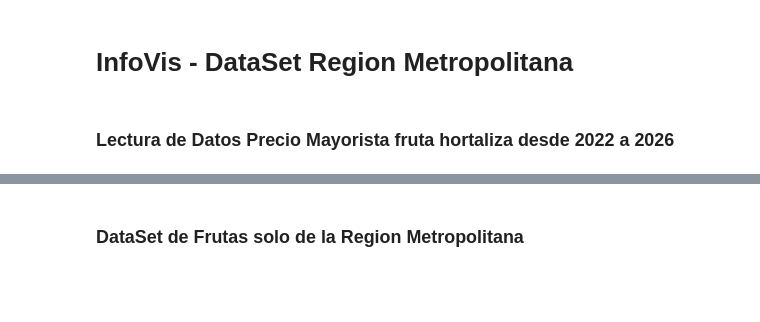
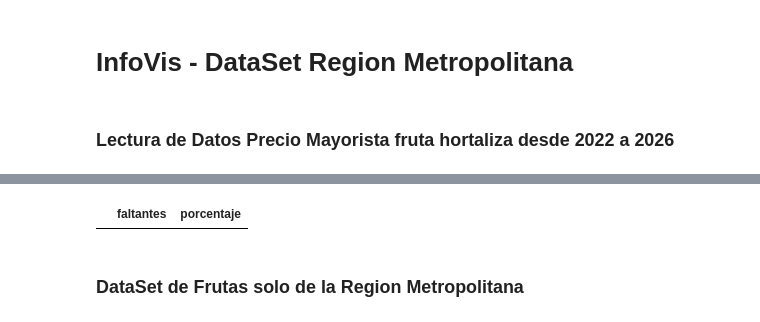
Before and after one commit to siwikiwi/Infovis, a Jupyter notebook: E1/region_metropolitana.ipynb, the cells around one changed output, grey strips where cells are left out. Saved outputs shown, nothing was run; the diff lists cells and outputs as text; code cells hidden in the pictures; blank space fills up the shorter version.

```diff
--- a/E1/region_metropolitana.ipynb
+++ b/E1/region_metropolitana.ipynb
@@ -43,5 +63,28 @@ fruta_data.head(10)
+# %%
+missing_nulls = [
+    "null", "NULL", "Null",
+    "[null]", "[NULL]",
+    "nan", "NaN", "NAN",
+    "", " ", "  ", "   ",
+    "*", "**", "***",
+    "none", "None", "NONE","<null>", "NaN"
+]
+# %%
+fruta_data = fruta_data.replace(missing_nulls, np.nan)
 # %%
 frutas_rm = fruta_data[fruta_data['Region'] == 'Región Metropolitana de Santiago']
+# %%
+faltantes_abs = fruta_data.isna().sum()
+faltantes_pct = (fruta_data.isna().mean() * 100).round(2)
+
+tabla_faltantes = pd.DataFrame({
+    "faltantes": faltantes_abs,
+    "porcentaje": faltantes_pct
+}).sort_values(by="faltantes", ascending=False)
+
+display(tabla_faltantes[tabla_faltantes["faltantes"] > 0])
+# %% [output]
+|  | faltantes | porcentaje |
 # %% [markdown]
 ### DataSet de Frutas solo de la Region Metropolitana
 # %%
```
Also changed, not shown: parts of 3 cells of this notebook, 6 other files.
